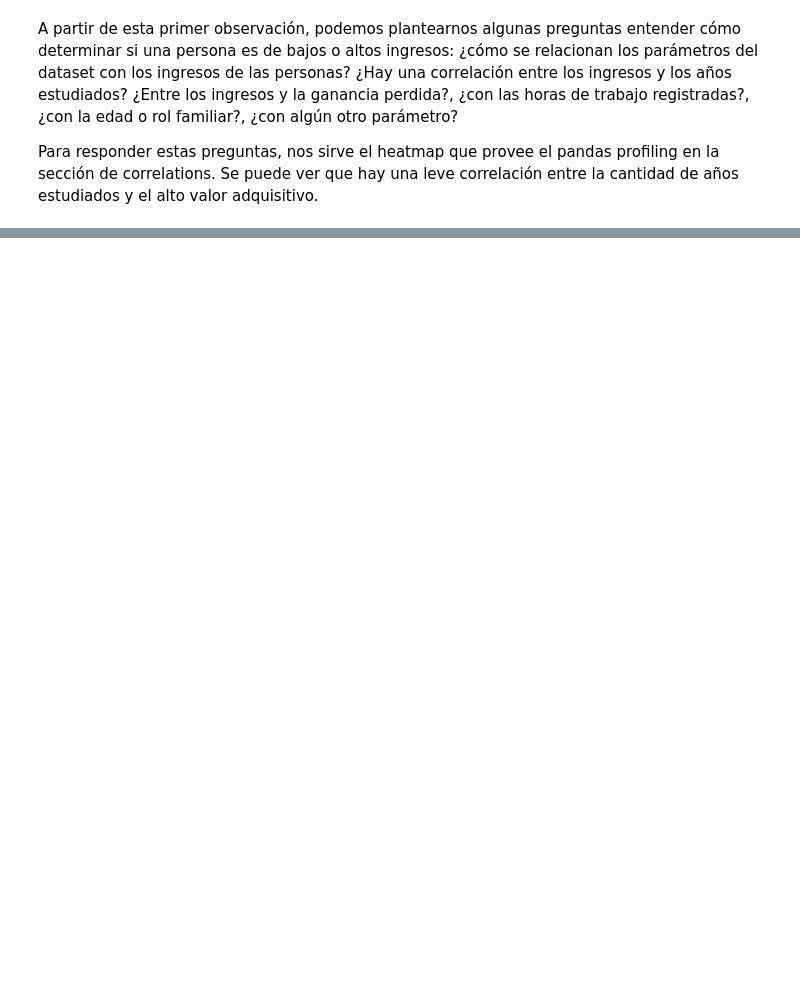
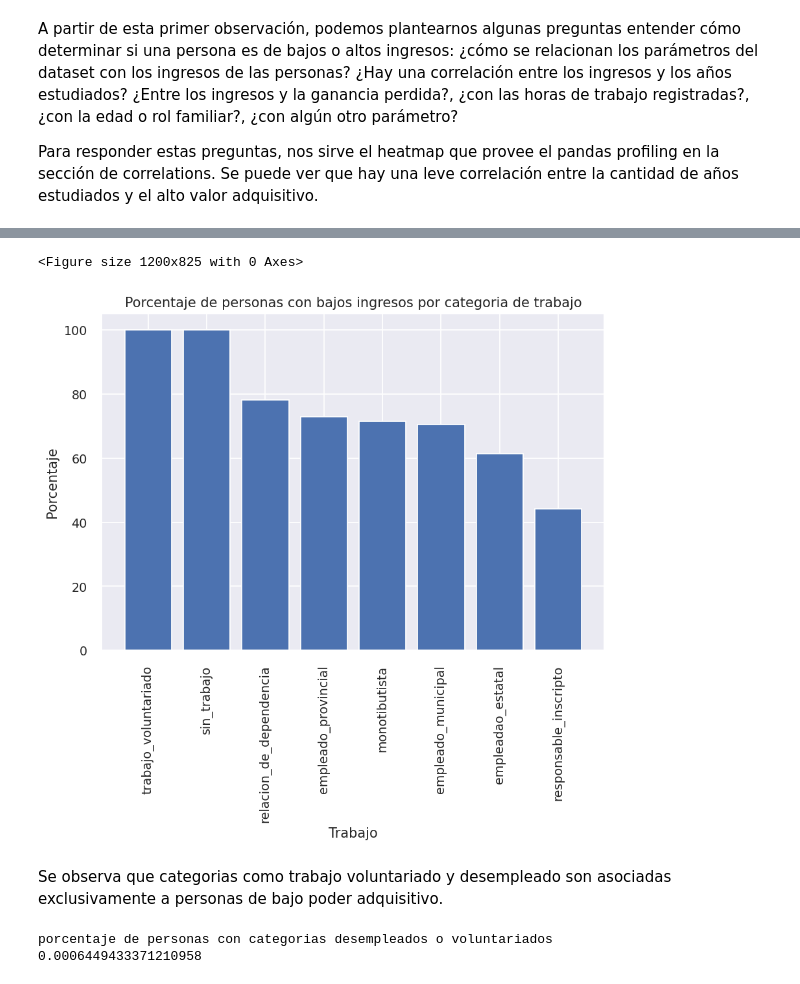
Before and after one commit to TomasArrachea/TP-Organizacion-de-Datos, a Jupyter notebook: informe.ipynb, the cells around one changed output, grey strips where cells are left out. Drawn from its saved outputs; the diff is of its cells as text; code cells hidden in the pictures; blank space fills up the shorter version.

```diff
--- a/informe.ipynb
+++ b/informe.ipynb
@@ -34,0 +64,27 @@ Para responder estas preguntas, nos sirve el heatmap que provee el pandas profil
+# %%
+plt.figure(dpi=150)
+
+df_total = df
+df_filtrado = df[df['tiene_alto_valor_adquisitivo'] == 0]
+
+df_r = (df_filtrado['categoria_de_trabajo'].value_counts() / df_total['categoria_de_trabajo'].value_counts()).sort_values(ascending=False)
+
+plt.figure(dpi=(125))
+
+plt.bar(df_r.index, df_r.values*100, ) # plt.bar(y, x)
+plt.ylabel("Porcentaje")
+plt.xlabel("Trabajo")
+plt.title("Porcentaje de personas con bajos ingresos por categoria de trabajo")
+plt.xticks(rotation=90)
+plt.show()
+# %% [output]
+<Figure size 1200x825 with 0 Axes>
+[figure, added]
+# %% [markdown]
+Se observa que categorias como trabajo voluntariado y desempleado son asociadas exclusivamente a personas de bajo poder adquisitivo.
+# %%
+print("porcentaje de personas con categorias desempleados o voluntariados")
+print((df[(df['categoria_de_trabajo'] == 'sin_trabajo') | (df['categoria_de_trabajo'] == 'trabajo_voluntariado')].size ) / df.size)
+# %% [output]
+porcentaje de personas con categorias desempleados o voluntariados
+0.0006449433371210958
```
Also changed, not shown: parts of 7 cells of this notebook, 1 other file.
